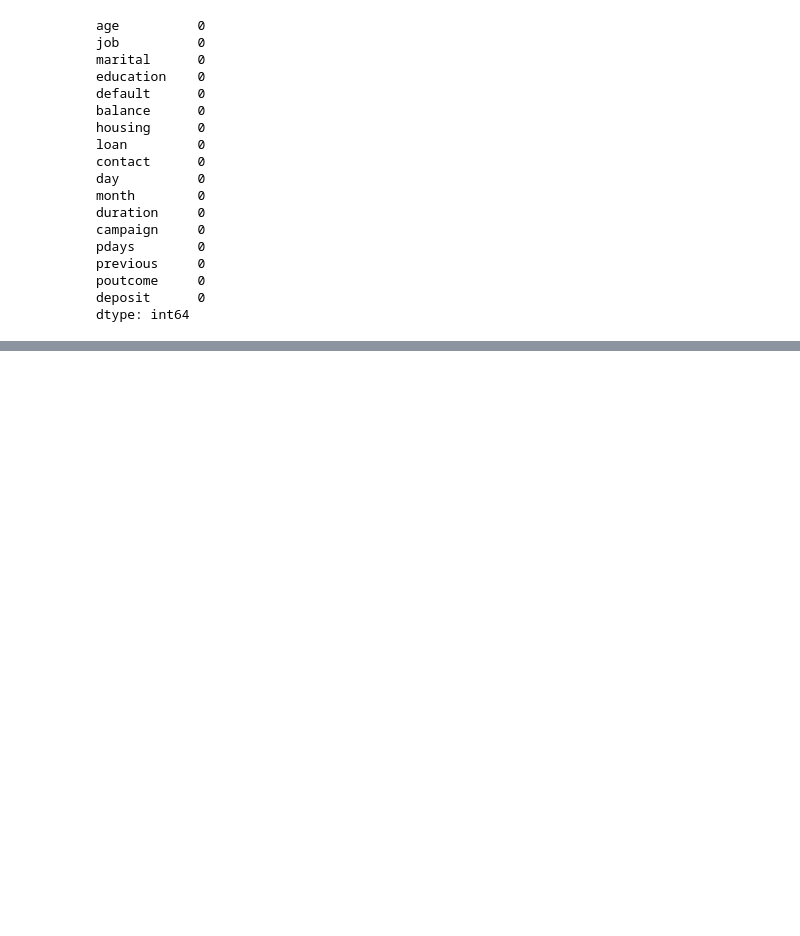
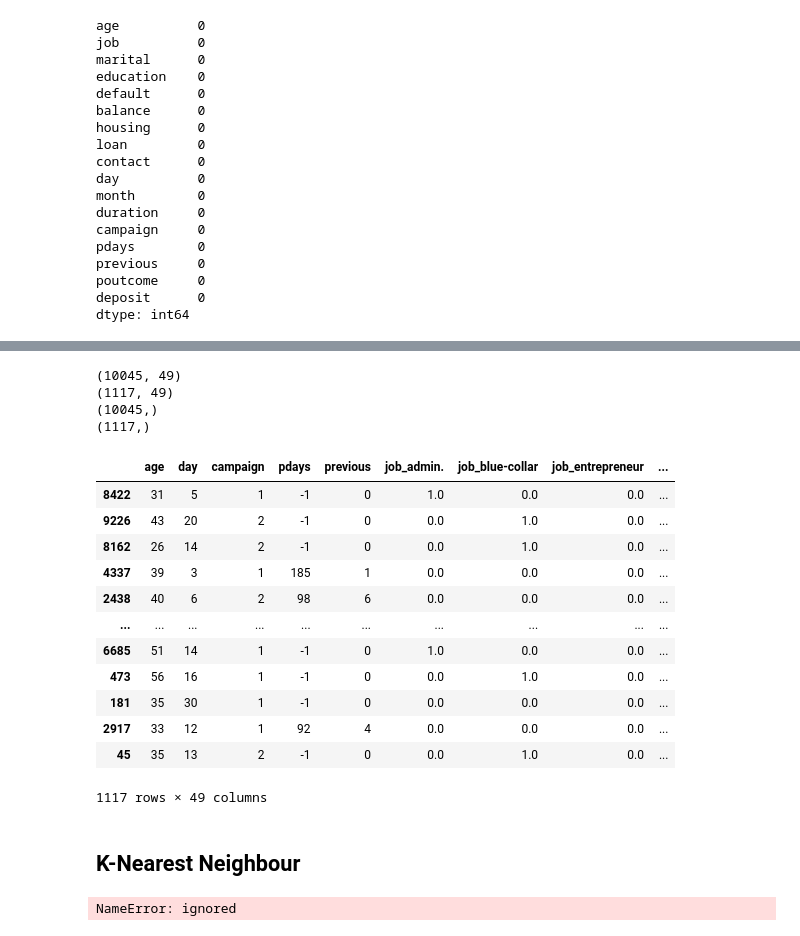
Before and after one commit to hanizarchmn/MLR-Multiple-Linear-Regression-, a Jupyter notebook: Classification_(Bank_Marketing_Dataset).ipynb, the cells around one changed output, grey strips where cells are left out. Saved outputs shown, nothing was run; the diff lists cells and outputs as text; code cells hidden in the pictures; blank space fills up the shorter version.

```diff
--- a/Classification_(Bank_Marketing_Dataset).ipynb
+++ b/Classification_(Bank_Marketing_Dataset).ipynb
@@ -115,0 +218,4 @@ dtype: int64
+# %%
+#Memilih target
+target = df_encoded['deposit']
+target
@@ -115,0 +235,55 @@ dtype: int64
+# %%
+# Menentukan Data Training dan Data Testing (90:10)
+from sklearn.model_selection import train_test_split, cross_val_score
+X_train, X_test, y_train, y_test  = train_test_split(feature ,target, shuffle = True, test_size=0.1, random_state=1)
+
+# Show the Training and Testing Data
+print(X_train.shape)
+print(X_test.shape)
+print(y_train.shape)
+print(y_test.shape)
+
+X_test
+# %% [output]
+(10045, 49)
+(1117, 49)
+(10045,)
+(1117,)
+|  | age | day | campaign | pdays | previous | job_admin. | job_blue-collar | job_entrepreneur | ... |
+| 8422 | 31 | 5 | 1 | -1 | 0 | 1.0 | 0.0 | 0.0 | ... |
+| 9226 | 43 | 20 | 2 | -1 | 0 | 0.0 | 1.0 | 0.0 | ... |
+| 8162 | 26 | 14 | 2 | -1 | 0 | 0.0 | 1.0 | 0.0 | ... |
+| 4337 | 39 | 3 | 1 | 185 | 1 | 0.0 | 0.0 | 0.0 | ... |
+| 2438 | 40 | 6 | 2 | 98 | 6 | 0.0 | 0.0 | 0.0 | ... |
+| ... | ... | ... | ... | ... | ... | ... | ... | ... | ... |
+| 6685 | 51 | 14 | 1 | -1 | 0 | 1.0 | 0.0 | 0.0 | ... |
+| 473 | 56 | 16 | 1 | -1 | 0 | 0.0 | 1.0 | 0.0 | ... |
+| 181 | 35 | 30 | 1 | -1 | 0 | 0.0 | 0.0 | 0.0 | ... |
+| 2917 | 33 | 12 | 1 | 92 | 4 | 0.0 | 0.0 | 0.0 | ... |
+| 45 | 35 | 13 | 2 | -1 | 0 | 0.0 | 1.0 | 0.0 | ... |
+1117 rows × 49 columns
+# %% [markdown]
+## K-Nearest Neighbour
+# %%
+# pipeline combining transformers and estimator
+pipe_knn= make_pipeline(StandardScaler(), KNeighborsClassifier())
+
+# grid searh to choose the best (combination of) hyperparameters
+gs_knn=GridSearchCV(estimator= pipe_knn,
+               param_grid={'kneighborsclassifier__n_neighbors':[4,5,6,7]},
+               scoring='accuracy',
+               cv=10)
+
+# nested cross validation combining grid search (inner loop) and k-fold cv (outter loop)
+gs_knn_scores = cross_val_score(gs_knn, X=xtrain, y=ytrain, cv=5,scoring='accuracy', n_jobs=-1)
+
+# fit, and fit with best estimator
+gs_knn.fit(xtrain, ytrain)
+gs_knn_best=gs_knn.best_estimator_
+gs_knn_best.fit(xtrain, ytrain)
+
+print('Train Accuracy:   {0:.1f}%'.format(gs_knn.score(xtrain, ytrain)*100))
+print('CV Mean Accuracy: {0:.1f}%'.format(np.mean(gs_knn_scores)*100))
+print('Test Accuracy:    {0:.1f}%'.format(gs_knn.score(xtest, ytest)*100))
+# %% [output]
+NameError: ignored
```
Also changed, not shown: parts of 8 cells of this notebook.
